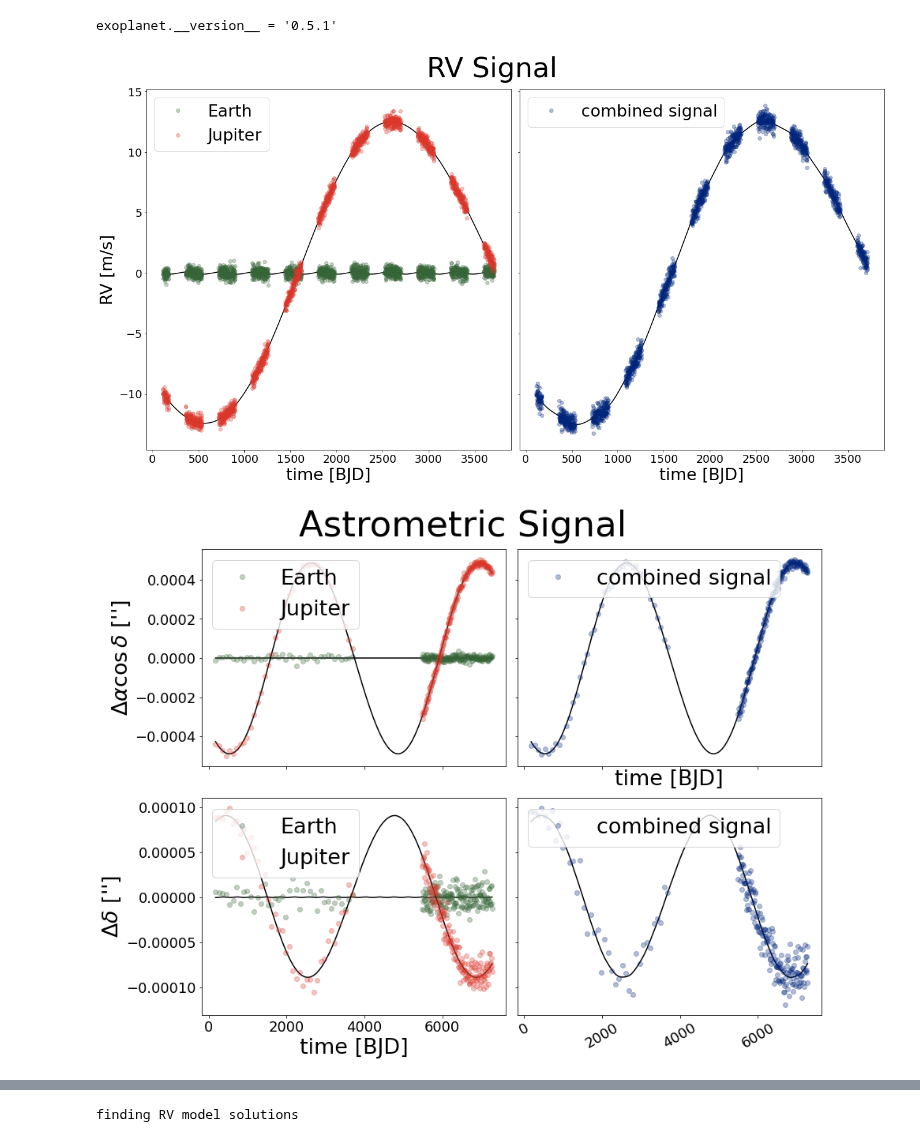
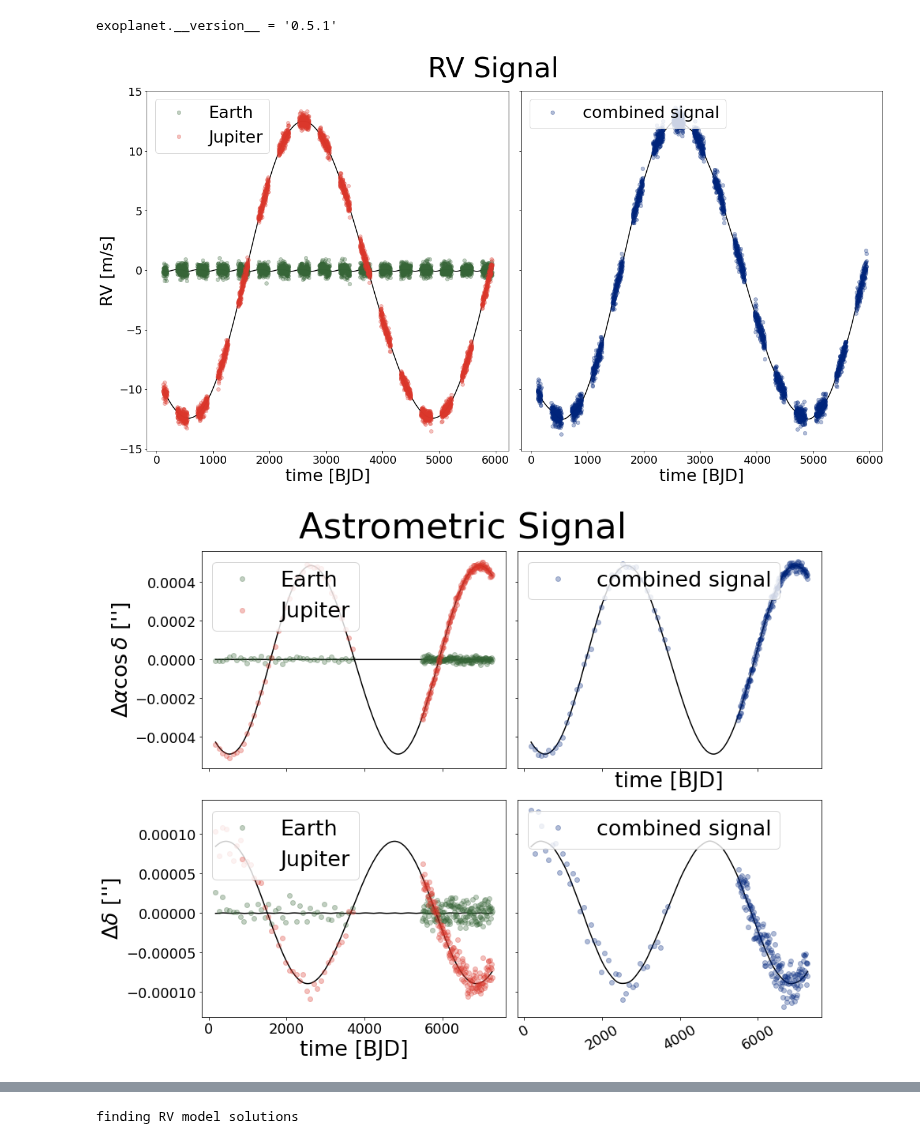
Before and after one commit to dyahalomi/roman_astrometry, a Jupyter notebook: Code/model_data.ipynb, the cells around one changed output, grey strips where cells are left out. Drawn from its saved outputs; the diff is of its cells as text; code cells hidden in the pictures.

```diff
--- a/Code/model_data.ipynb
+++ b/Code/model_data.ipynb
@@ -64,7 +64,7 @@ for ii in range(t_1, t_1+1800):
 times_observed_rv = []
 t_0 = int(Tper_earth)
 add_data = True
-for ii in range(t_0, t_0+3600):
+for ii in range(t_0, t_0+6000):
 
     if ii % 180 == 0:
         if add_data:
@@ -83,32 +83,32 @@ n_planets = 2
 orbit_params = [orbit_params_earth, orbit_params_jup]
 
 
 sigma_rv = 0.3
 
 sigma_ra = 1e-5
 sigma_dec = 1e-5
 parallax = 0.1
 
 
 
 times, rv_results, theta_results, rho_results = simulate_and_plot(
     n_planets,
     sigma_rv,
     sigma_ra,
     sigma_dec,
     parallax,
     orbit_params,
     ['#366537', '#db372b', '#00257c'],
     ['Earth', 'Jupiter'],
     times_observed_rv = times_observed_rv,
     times_observed_astrometry = times_observed_astrometry
     )
 
 
 [[times_rv, times_observed_rv, times_astrometry, times_observed_astrometry],
 [rv_orbit, rv_orbit_sum, rv_sim, rv_sim_sum],
 [ra_orbit, ra_orbit_sum, ra_sim, ra_sim_sum],
 [dec_orbit, dec_orbit_sum, dec_sim, dec_sim_sum]]  = times, rv_results, theta_results, rho_results
 # %% [output]
-[figure, old version]
+[figure, new version]
-[figure, old version]
+[figure, new version]
```
Also changed, not shown: parts of 2 cells of this notebook.
